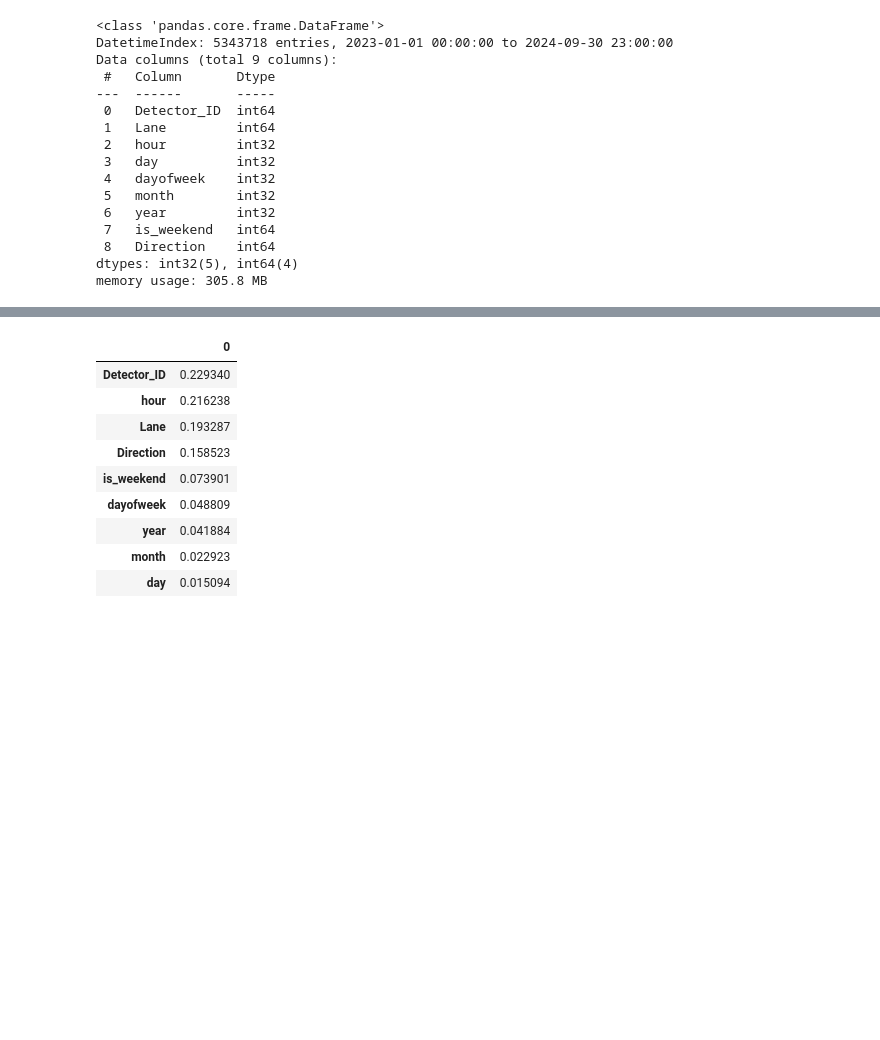
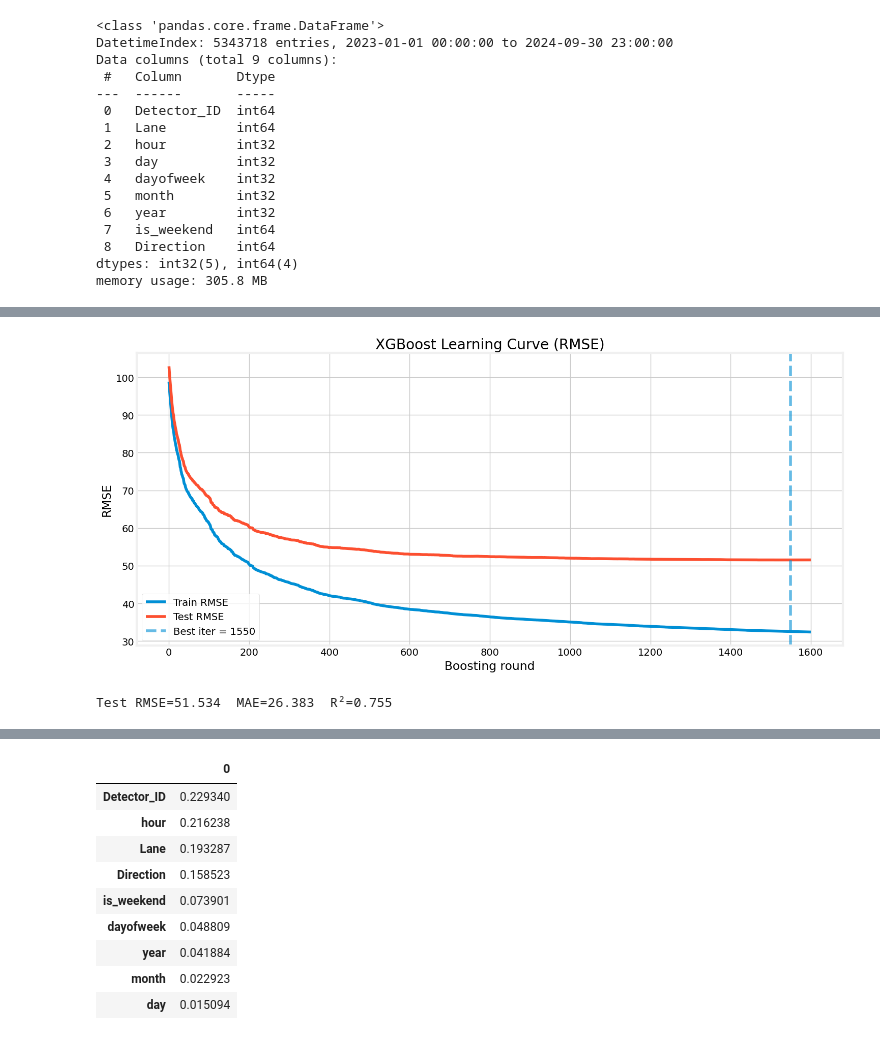
Before and after one commit to hanjuin/xai-traffic-prediction, a Jupyter notebook: notebooks/xgboost_training-6.ipynb, the cells around one changed output, grey strips where cells are left out. Cells and saved outputs as stored; diff of their text form; code cells hidden in the pictures; blank space fills up the shorter version.

```diff
--- a/notebooks/xgboost_training-6.ipynb
+++ b/notebooks/xgboost_training-6.ipynb
@@ -217,10 +238,10 @@ from datetime import datetime
 
 reg = xgb.XGBRegressor(
     objective="reg:squarederror",
-    tree_method="hist",            # or "gpu_hist"
+    tree_method="hist",
     max_depth=8,
     learning_rate=0.05,
-    n_estimators=3000,             # high cap; early stopping trims it
+    n_estimators=3000,
     subsample=0.8,
     colsample_bytree=0.8,
     min_child_weight=3,
@@ -229,7 +250,7 @@ reg = xgb.XGBRegressor(
     reg_lambda=2.0,
     random_state=42,
     early_stopping_rounds=50,
-    enable_categorical=True,     # uncomment if you cast IDs to category & have new XGB
+    enable_categorical=True,
 )
 
 reg.fit(
@@ -239,6 +260,21 @@ reg.fit(
     verbose=100
 )
 
+try:
+    evals_result = reg.evals_result()  # preferred if available
+except Exception:
+    evals_result = reg.get_booster().evals_result()  # fallback
+
+key_train = next(k for k in evals_result.keys() if "validation_0" in k or k=="train")
+key_test  = next(k for k in evals_result.keys() if "validation_1" in k or k=="test")
+
+train_rmse = np.array(evals_result[key_train]["rmse"])
+test_rmse  = np.array(evals_result[key_test]["rmse"])
+
+best_iter = getattr(reg, "best_iteration", len(test_rmse)-1)  # early-stopping index if present
+best_test_rmse = test_rmse[best_iter]
+print(f"Best iteration: {best_iter}  |  Best test RMSE: {best_test_rmse:.4f}")
+
 # =========================
 # save model with date and time
 # =========================
@@ -247,0 +304,28 @@ reg.save_model(model_save_path)
+# %%
+plt.figure(figsize=(15,7))
+plt.plot(train_rmse, label="Train RMSE")
+plt.plot(test_rmse, label="Test RMSE")
+plt.axvline(best_iter, ls="--", alpha=0.6, label=f"Best iter = {best_iter}")
+plt.xlabel("Boosting round")
+plt.ylabel("RMSE")
+plt.title("XGBoost Learning Curve (RMSE)")
+plt.legend()
+plt.tight_layout()
+plt.show()
+# %% [output]
+[figure, added]
+# %%
+# =========================
+# RMSE, MAE and R2
+# =========================
+
+
+from sklearn.metrics import mean_squared_error, mean_absolute_error, r2_score
+
+y_pred = reg.predict(X_test, iteration_range=(0, best_iter+1))
+rmse = np.sqrt(mean_squared_error(y_test, y_pred))
+mae  = mean_absolute_error(y_test, y_pred)
+r2   = r2_score(y_test, y_pred)
+print(f"Test RMSE={rmse:.3f}  MAE={mae:.3f}  R²={r2:.3f}")
+# %% [output]
+Test RMSE=51.534  MAE=26.383  R²=0.755
```
Also changed, not shown: parts of 26 cells of this notebook, 6 other files.
